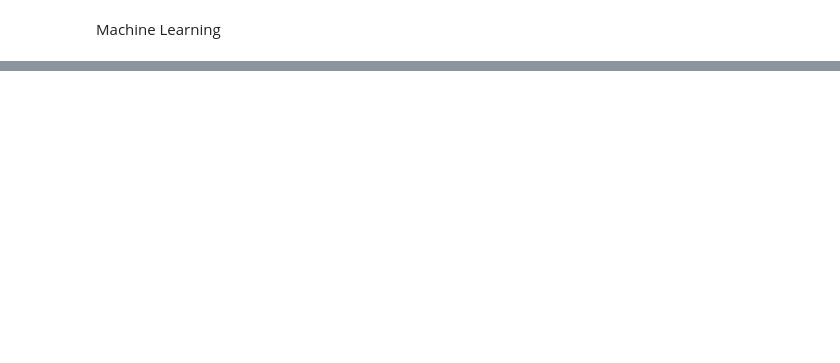
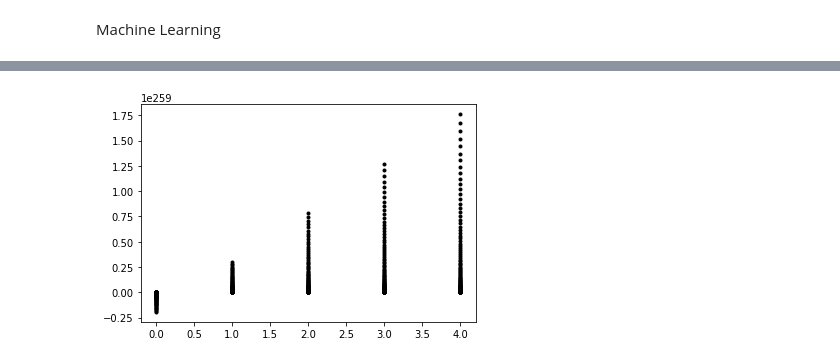
Before and after one commit to cheonginho/Machine-Learing, a Jupyter notebook: Machine_Learning01.ipynb, the cells around one changed output, grey strips where cells are left out. Drawn from its saved outputs; the diff is of its cells as text; code cells hidden in the pictures; blank space fills up the shorter version.

```diff
--- a/Machine_Learning01.ipynb
+++ b/Machine_Learning01.ipynb
@@ -20,0 +63,27 @@ thetha=[theta0,theta1]
+# %%
+def GradientD(a,b,theta,alpha,front):
+  mulw = hypoth(theta[0],theta[1],a)
+  repeat = 1 / len(a)
+  decrease = mulw - b
+  if front == 0:
+    sigma = np.sum(decrease) * repeat
+    theta[0] = theta[0] - alpha * sigma
+    return theta[0]
+  elif front == 1:
+    differential = decrease * a
+    sigma = np.sum(differential) * repeat
+    theta[1] = theta[1] - alpha * sigma
+    return theta[1]
+# %%
+for i in range(0,3000):
+  theta[0] = GradientD(a,b,theta,0.1,0)
+  theta[1] = GradientD(a,b,theta,0.1,1)
+  h = hypoth(theta[1],theta[0],a)
+  plt.plot(h,'k.')
+
+
+
+# h = hypoth(theta[1],theta[0],a)
+# plt.plot(h,'k.')
+# %% [output]
+[figure, added]
```
Also changed, not shown: parts of 13 cells of this notebook.
